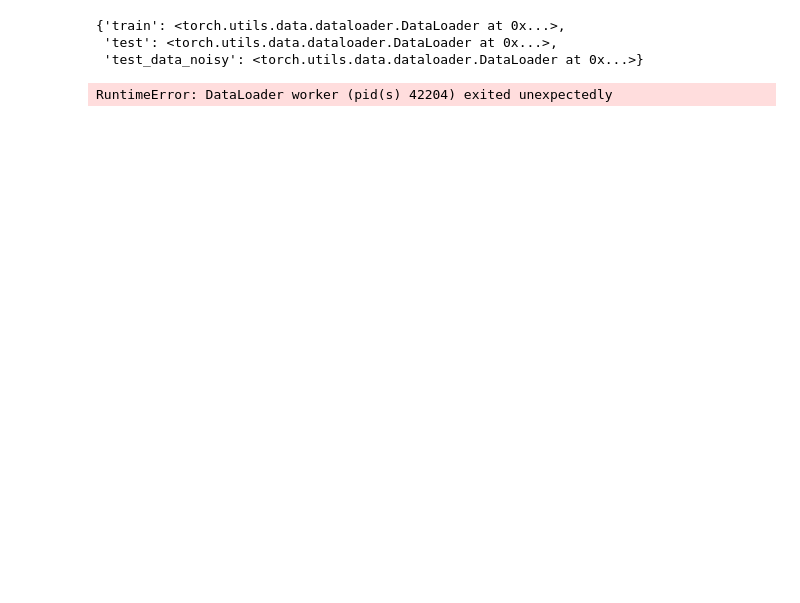
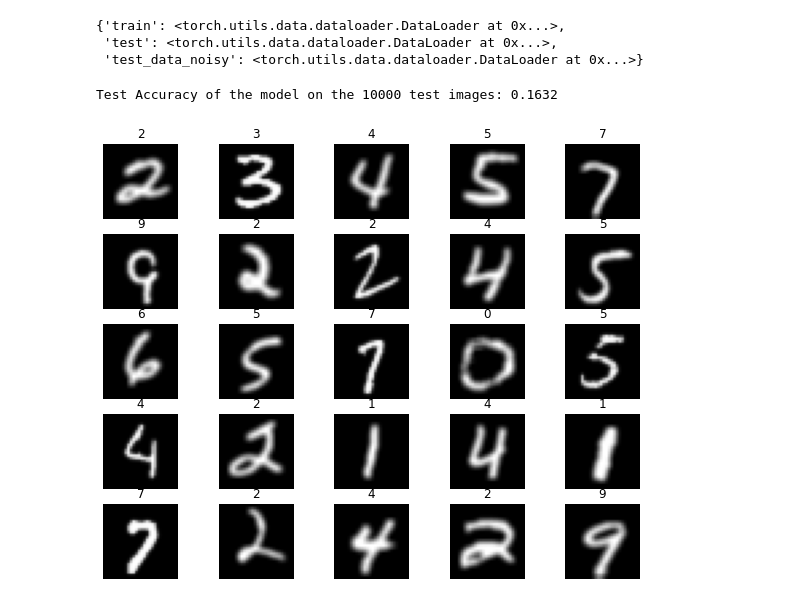
Before and after one commit to jacobyeung/recurrent-vision, a Jupyter notebook: basic_CNN.ipynb, the cells around one changed output. Drawn from its saved outputs; the diff is of its cells as text; code cells hidden in the pictures; blank space fills up the shorter version.

Commit message:
Add random seed and fix accuracy

```diff
--- a/basic_CNN.ipynb
+++ b/basic_CNN.ipynb
@@ -287,15 +290,52 @@ def test_noisy():
     cnn.eval()
     with torch.no_grad():
         correct = 0
-        total = 0
         for images, labels in loaders['test_data_noisy']:
             test_output, last_layer = cnn(images)
             pred_y = torch.max(test_output, 1)[1].data.squeeze()
-            accuracy = (pred_y == labels).sum().item() / float(labels.size(0))
+            correct += (pred_y == labels).sum().item()
             pass
+        accuracy = correct / 10000
         print('Test Accuracy of the model on the 10000 test images: %.4f' % accuracy)
 
     pass
 test_noisy()
 # %% [output]
-RuntimeError: DataLoader worker (pid(s) 42204) exited unexpectedly
+Test Accuracy of the model on the 10000 test images: 0.1632
+# %%
+# Apart from the gaussion noise experiment, we will also add a mask to the image to see if the model can still perform well on the masked numbers.
+
+class AddMask(object):
+    def __init__(self, mask_size=0.5):
+        self.mask_size = mask_size
+
+    def __call__(self, tensor):
+        mask = torch.ones(tensor.size())
+        mask[:, :, int(tensor.size(2) * self.mask_size):, :] = 0
+        return tensor * mask
+
+    def __repr__(self):
+        return self.__class__.__name__ + '(mask_size={0})'.format(self.mask_size)
+
+test_data_masked = datasets.MNIST(root = 'data', train = False, download = True,
+
+    transform=transforms.Compose([
+    transforms.ToTensor(),
+    transforms.GaussianBlur(3, sigma=(0.1, 2.0)),
+    # transforms.Normalize((0.1307,), (0.3081,)),
+    # AddMask(0.5)
+]))
+# %%
+# View some of the masked data
+figure = plt.figure(figsize=(10, 8))
+cols, rows = 5, 5
+for i in range(1, cols * rows + 1):
+    sample_idx = torch.randint(len(test_data_masked), size=(1,)).item()
+    img, label = test_data_masked[sample_idx]
+    figure.add_subplot(rows, cols, i)
+    plt.title(label)
+    plt.axis("off")
+    plt.imshow(img.squeeze(), cmap="gray")
+plt.show()
+# %% [output]
+[figure, added]
```
Also changed, not shown: parts of 8 cells of this notebook.
